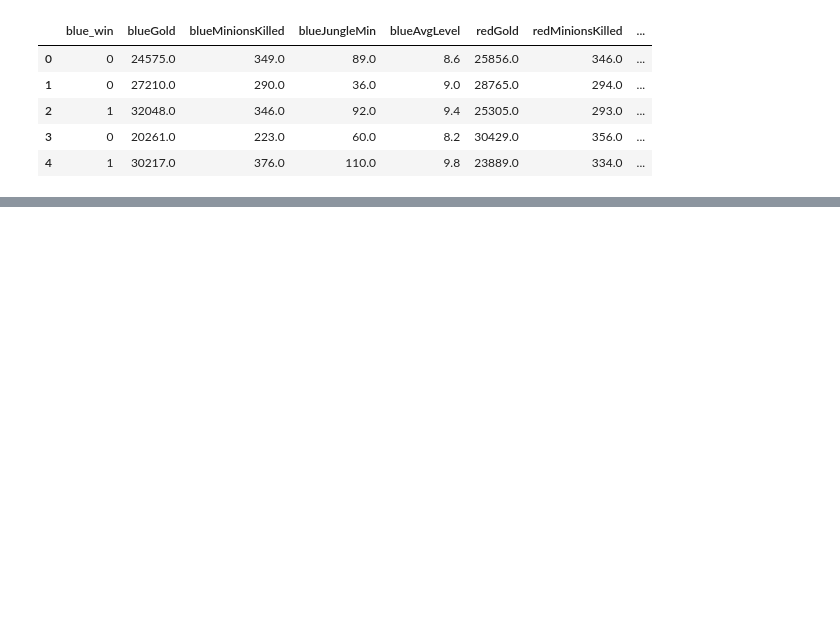
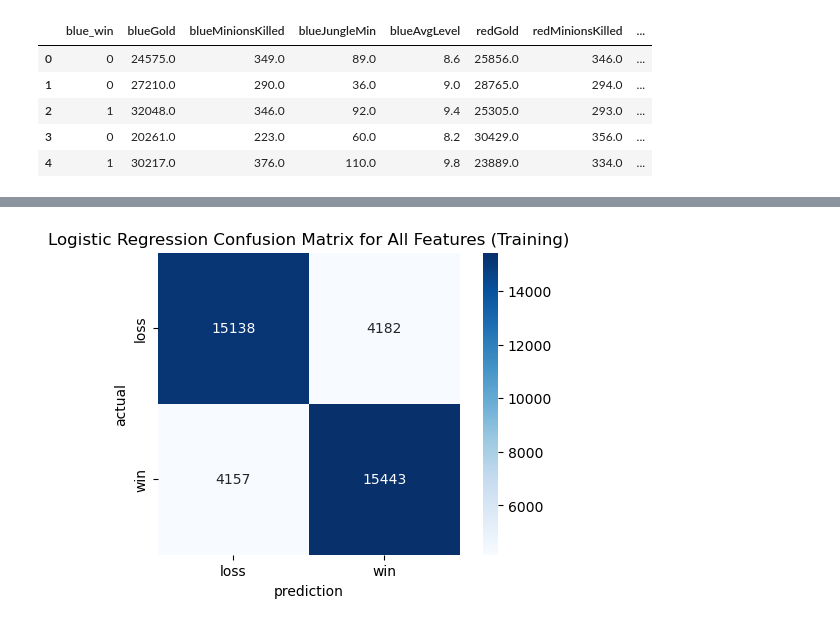
Before and after one commit to ajstake/League_Classification, a Jupyter notebook: League_Model_Building.ipynb, the cells around one changed output, grey strips where cells are left out. Saved outputs shown, nothing was run; the diff lists cells and outputs as text; code cells hidden in the pictures; blank space fills up the shorter version.

```diff
--- a/League_Model_Building.ipynb
+++ b/League_Model_Building.ipynb
@@ -20,0 +46,3 @@ league_df.head()
+# %%
+log_grid = GridSearchCV(log_reg, log_params, cv=5, scoring='f1')
+log_grid.fit(X_tr, y_train)
@@ -20,0 +63,3 @@ league_df.head()
+# %%
+tree_grid = GridSearchCV(tree, tree_params, cv=5, scoring='f1')
+tree_grid.fit(X_train, y_train)
@@ -20,0 +92,2 @@ league_df.head()
+# %%
+log_train_confuse = confusion_matrix(y_train, log_grid.predict(X_tr))
@@ -20,0 +169,12 @@ league_df.head()
+# %%
+plt.figure(dpi=100);
+sns.heatmap(log_train_confuse, cmap=plt.cm.Blues, annot=True, square=True, fmt='d',
+           xticklabels=['loss', 'win'],
+           yticklabels=['loss', 'win']);
+plt.xlabel('prediction');
+plt.ylabel('actual');
+plt.title('Logistic Regression Confusion Matrix for All Features (Training)');
+plt.savefig('figures/log_reg_confusion_matrix_train.svg', bbox_inches = 'tight')
+plt.savefig('figures/log_reg_confusion_matrix_train.png', bbox_inches = 'tight')
+# %% [output]
+[figure, added]
```
Also changed, not shown: parts of 31 cells of this notebook, 5 other files.
